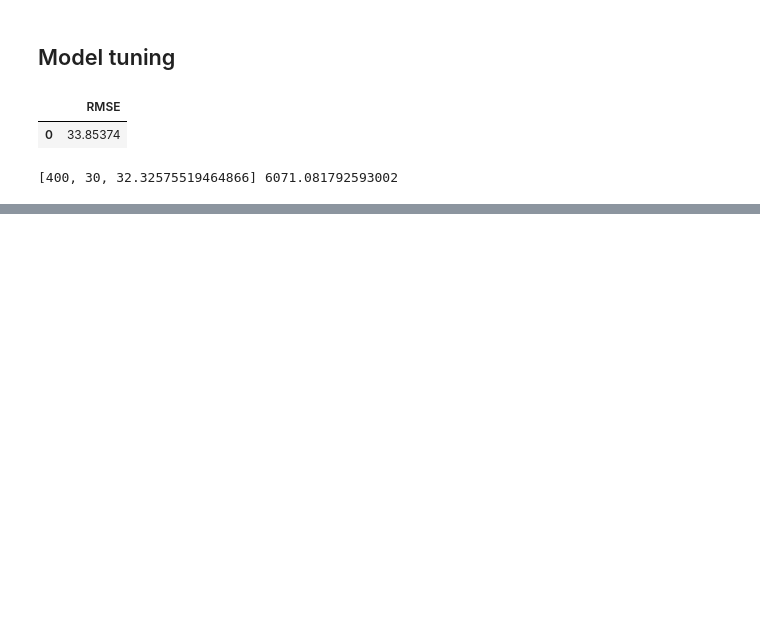
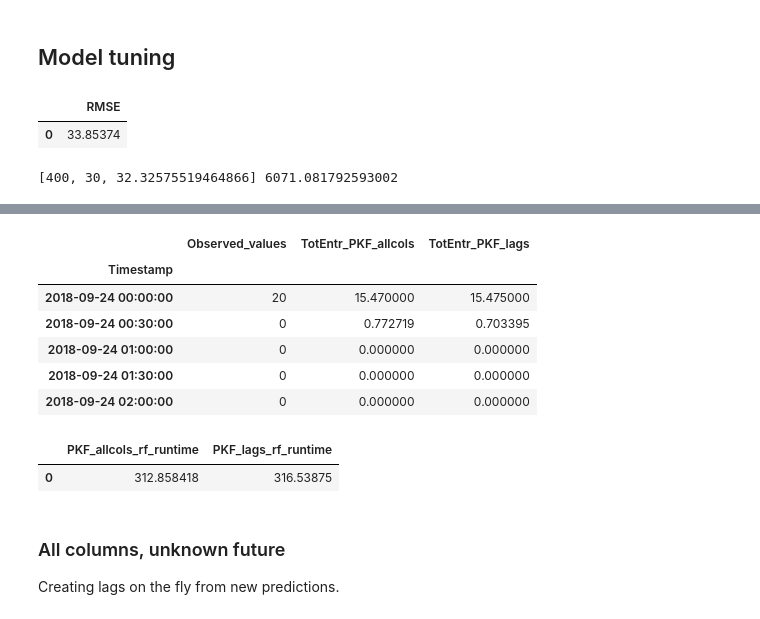
Before and after one commit to RamiroArribas/People_traffic_forecasting, a Jupyter notebook: Modeling/RandomForest_results_farming_Maragall.ipynb, the cells around one changed output, grey strips where cells are left out. Cells and saved outputs as stored; diff of their text form; code cells hidden in the pictures; blank space fills up the shorter version.

```diff
--- a/Modeling/RandomForest_results_farming_Maragall.ipynb
+++ b/Modeling/RandomForest_results_farming_Maragall.ipynb
@@ -351,0 +108,11 @@ RF_tuning_runtime = end_RF_tune - start_RF_tune
+# %%
+start_PKF_allcols = time.time()
+
+rf_PKF = RandomForestRegressor(n_estimators=400, max_depth=30, n_jobs=-1, verbose=10, random_state=42)
+rf_PKF.fit(rf_X_train, rf_y_train)
+rf_y_hat = rf_PKF.predict(X_test)
+rf_y_hat = pd.Series(rf_y_hat, index=y_test.index, name='TotEntr_PKF_allcols')
+
+end_PKF_allcols = time.time()
+rf_runtime_PKF_allcols = end_PKF_allcols - start_PKF_allcols
+rf_runtime_PKF_allcols = pd.DataFrame(pd.Series(rf_runtime_PKF_allcols, name = 'PKF_allcols_rf_runtime'))
@@ -351,0 +186,5 @@ RF_tuning_runtime = end_RF_tune - start_RF_tune
+# %%
+rf_observed_values = pd.DataFrame(y_test)
+rf_observed_values.columns = ['Observed_values']
+rf_results_df = rf_observed_values.merge(pd.DataFrame(rf_y_hat), how='left', on='Timestamp')
+rf_results_df.head()
@@ -351,0 +209,20 @@ RF_tuning_runtime = end_RF_tune - start_RF_tune
+# %%
+lags_PKF_df = marag_df.drop(['Temperature', 'Precipitation', 'Open/Closed', 'Weekday/Weekend'], axis = 1)
+
+X_train, X_dev, lags_X_test, y_train, y_dev, lags_y_test = train_dev_test_split(lags_PKF_df.drop(['TotalEntries'], axis=1),
+                                                                      lags_PKF_df['TotalEntries'])
+
+rf_lags_X_train = pd.concat([X_train, X_dev])
+rf_lags_X_train.sort_index(inplace=True)
+rf_lags_y_train = pd.concat([y_train, y_dev])
+rf_lags_y_train.sort_index(inplace=True)
+# %%
+start_PKF_lags = time.time()
+rf_lags_model = RandomForestRegressor(n_estimators=400, max_depth=30, n_jobs=-1, verbose=10, random_state=42)
+rf_lags_model.fit(rf_lags_X_train, rf_lags_y_train)
+rf_lags_y_hat = rf_lags_model.predict(lags_X_test)
+rf_lags_y_hat = pd.Series(rf_lags_y_hat, index=lags_y_test.index, name = 'TotEntr_PKF_lags')
+
+end_PKF_lags = time.time()
+rf_runtime_PKF_lags = end_PKF_lags - start_PKF_lags
+rf_runtime_PKF_lags = pd.DataFrame(pd.Series(rf_runtime_PKF_lags, name = 'PKF_lags_rf_runtime'))
@@ -351,0 +296,21 @@ RF_tuning_runtime = end_RF_tune - start_RF_tune
+# %%
+rf_results_df = rf_results_df.merge(rf_lags_y_hat, on='Timestamp')
+rf_results_df.head()
+# %% [output]
+|  | Observed_values | TotEntr_PKF_allcols | TotEntr_PKF_lags |
+| Timestamp |  |  |  |
+| 2018-09-24 00:00:00 | 20 | 15.470000 | 15.475000 |
+| 2018-09-24 00:30:00 | 0 | 0.772719 | 0.703395 |
+| 2018-09-24 01:00:00 | 0 | 0.000000 | 0.000000 |
+| 2018-09-24 01:30:00 | 0 | 0.000000 | 0.000000 |
+| 2018-09-24 02:00:00 | 0 | 0.000000 | 0.000000 |
+# %%
+rf_runtime_df = pd.concat([rf_runtime_df, rf_runtime_PKF_lags], axis = 1)
+rf_runtime_df.head()
+# %% [output]
+|  | PKF_allcols_rf_runtime | PKF_lags_rf_runtime |
+| 0 | 312.858418 | 316.53875 |
+# %% [markdown]
+### All columns, unknown future
+
+Creating lags on the fly from new predictions.
```
Also changed, not shown: parts of 53 cells of this notebook, 1 other file.
